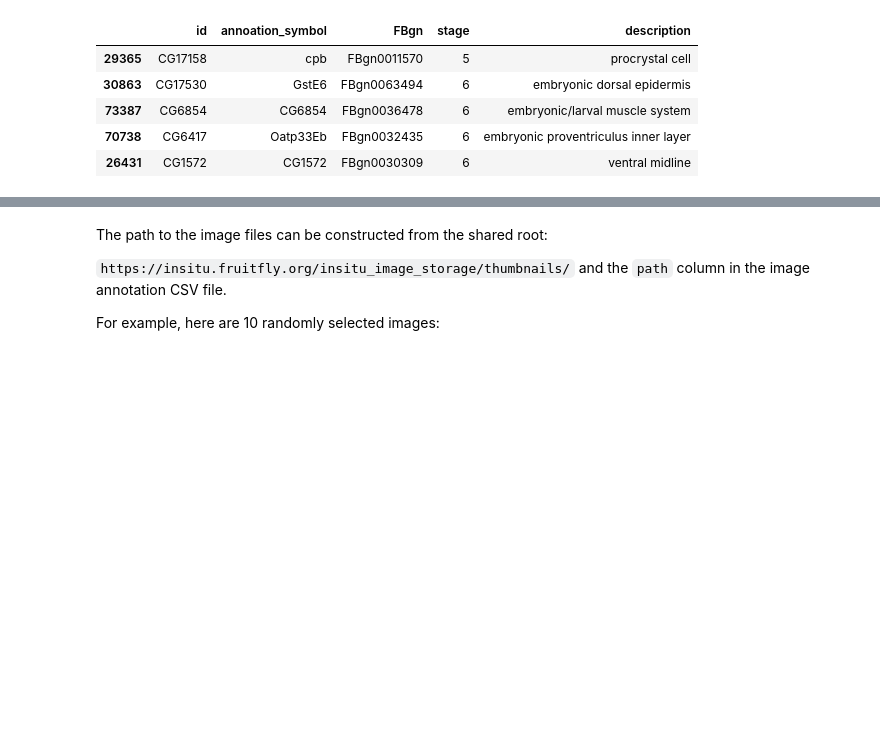
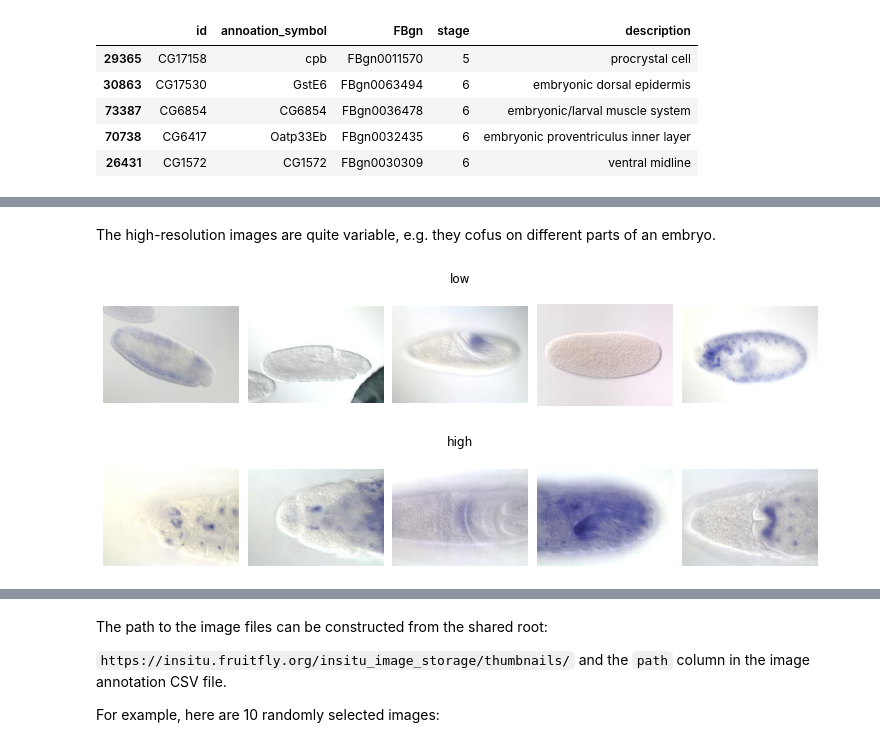
Before and after one commit to tomsing1/fastpages_setup, a Jupyter notebook: _notebooks/2020-12-11-Retrieving-BDGP-images.ipynb, the cells around one changed output, grey strips where cells are left out. Cells and saved outputs as stored; diff of their text form; code cells hidden in the pictures; blank space fills up the shorter version.

```diff
--- a/_notebooks/2020-12-11-Retrieving-BDGP-images.ipynb
+++ b/_notebooks/2020-12-11-Retrieving-BDGP-images.ipynb
@@ -72,0 +202,17 @@ Stage 13-16|  6
+# %%
+thumbnails = {}
+for resolution in images.resolution.dropna().unique().tolist():
+  selected_images = images.query(f'resolution == "{resolution}"') \
+    .path.sample(n_images, random_state=123) \
+    .tolist()
+  thumbnails[resolution] = [
+    retrieve_image(image_root, x) for x in selected_images]
+# %% [markdown]
+The high-resolution images are quite variable, e.g. they cofus on different parts of an embryo.
+# %%
+for category in thumbnails.keys():
+  display_multiple_img(thumbnails[category], rows=1, cols=5, figsize=(10,2),
+                       title=category)
+# %% [output]
+[figure, added]
+[figure, added]
```
Also changed, not shown: parts of 32 cells of this notebook.
